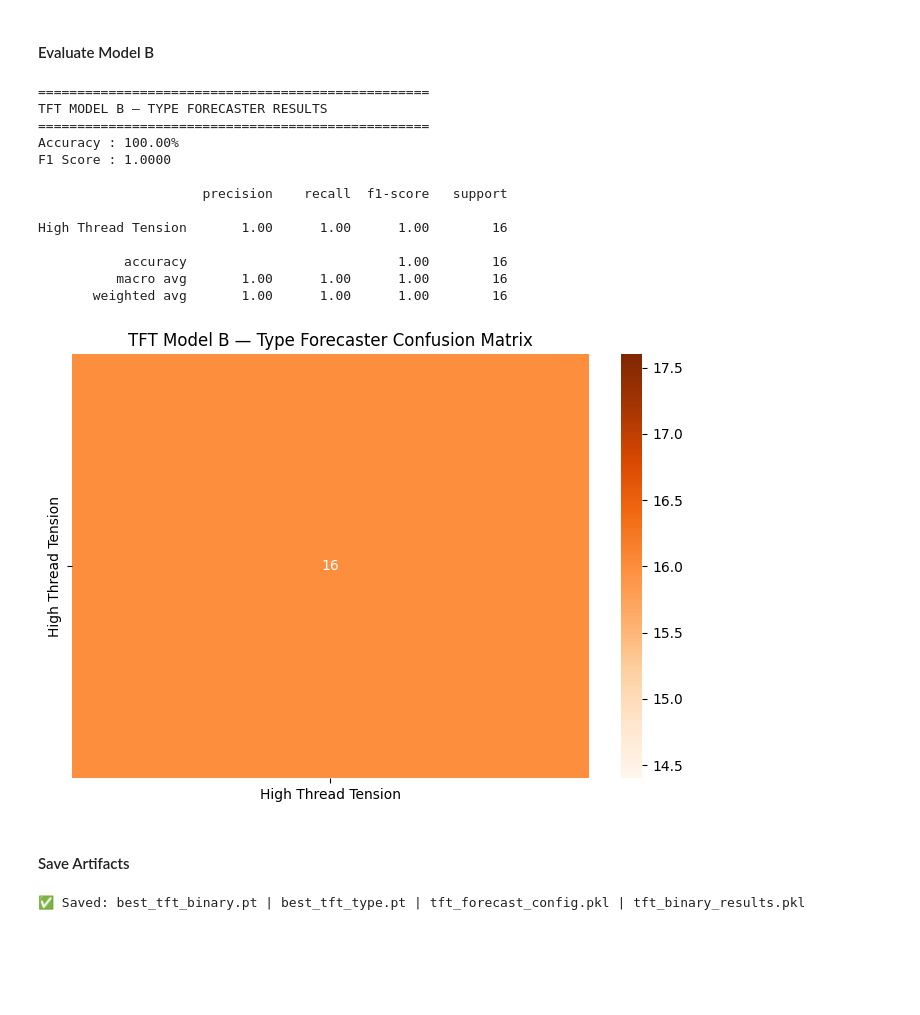
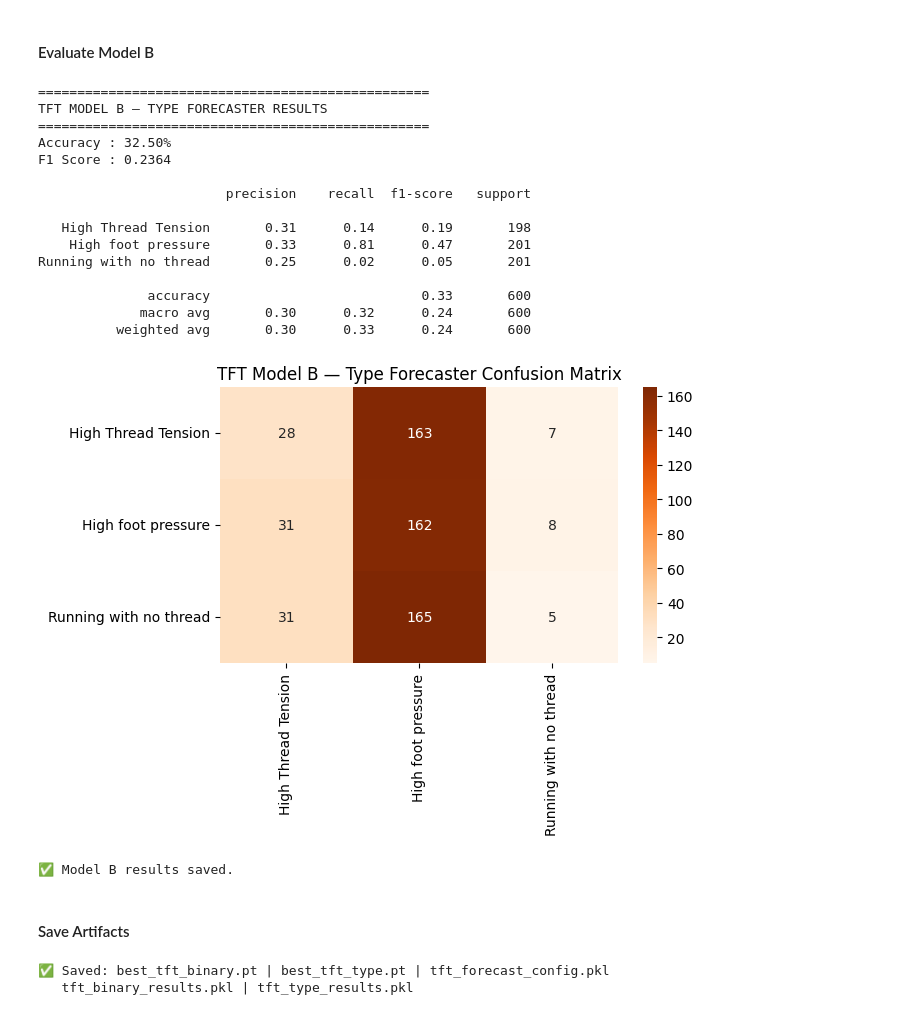
Before and after one commit to DeelakaDias/Preventing-Mechanism, a Jupyter notebook: All Models/03_TFT_Forecaster.ipynb, the cells around one changed output. Cells and saved outputs as stored; diff of their text form; code cells hidden in the pictures; blank space fills up the shorter version.

```diff
--- a/All Models/03_TFT_Forecaster.ipynb
+++ b/All Models/03_TFT_Forecaster.ipynb
@@ -115,7 +122,7 @@ class TFT_Forecaster(nn.Module):
 # %%
 model_a = TFT_Forecaster(
     num_features=NUM_FEATURES, time_steps=TIME_STEPS,
-    num_classes=2, hidden_size=16, num_heads=1, dropout=0.4
+    num_classes=2, hidden_size=64, num_heads=4, dropout=0.3
 ).to(DEVICE)
 print(f'TFT Model A (Binary) parameters: {sum(p.numel() for p in model_a.parameters()):,}')
 # %% [output]
@@ -123,7 +130,12 @@ TFT Model A (Binary) parameters: 7,202
 # %%
 EPOCHS    = 100
 optimizer = torch.optim.Adam(model_a.parameters(), lr=1e-3)
-criterion = nn.CrossEntropyLoss()
+cc_bin_counts = np.bincount(d['y_fc_train_bin_seq'])
+cw = len(cc_bin_counts) / (cc_bin_counts * 2.0)
+criterion = nn.CrossEntropyLoss(
+    weight=torch.FloatTensor(cw).to(DEVICE)
+)
+
 scheduler = torch.optim.lr_scheduler.CosineAnnealingLR(optimizer, T_max=50)
 
 best_val_loss    = float('inf')
@@ -139,7 +151,7 @@ for epoch in range(EPOCHS):
         optimizer.zero_grad()
         loss = criterion(model_a(xb), yb)
         loss.backward()
-        torch.nn.utils.clip_grad_norm_(model_a.parameters(), 0.5)
+        torch.nn.utils.clip_grad_norm_(model_a.parameters(), 1.0)
         optimizer.step()
         batch_losses.append(loss.item())
     scheduler.step()
@@ -265,7 +367,6 @@ print(f'✅ Type forecaster data ready.')
 print(f'   Train: {X_tr_type.shape}  Test: {X_te_type.shape}')
 print(f'   Unique breakdown types in train: {unique_types_train}')
 
-# Class weights — robust to single-class edge case
 if len(unique_types_train) > 1:
     cc_type  = np.bincount(d['y_fc_train_type_seq'][mask_train])
     cw_type  = np.where(cc_type > 0, 1.0 / cc_type, 0.0)
@@ -277,6 +378,6 @@ else:
     weights_type = torch.ones(NUM_REASON_CLASSES, dtype=torch.float32).to(DEVICE)
     print('⚠️  Only one breakdown type in training data — using uniform weights.')
 
-train_loader_type = DataLoader(TensorDataset(X_tr_type, y_tr_type), batch_size=16, shuffle=True)
+train_loader_type = DataLoader(TensorDataset(X_tr_type, y_tr_type), batch_size=32, shuffle=True)
 # %% [output]
 ✅ Type forecaster data ready.
@@ -286,12 +388,12 @@ train_loader_type = DataLoader(TensorDataset(X_tr_type, y_tr_type), batch_size=1
 # %%
 model_b = TFT_Forecaster(
     num_features=NUM_FEATURES, time_steps=TIME_STEPS,
-    num_classes=NUM_REASON_CLASSES, hidden_size=16, num_heads=1, dropout=0.4
+    num_classes=NUM_REASON_CLASSES, hidden_size=64, num_heads=4, dropout=0.3
 ).to(DEVICE)
 print(f'TFT Model B (Type) parameters: {sum(p.numel() for p in model_b.parameters()):,}')
 
 EPOCHS      = 100
-optimizer_b = torch.optim.AdamW(model_b.parameters(), lr=1e-3, weight_decay=1e-2)
+optimizer_b = torch.optim.Adam(model_b.parameters(), lr=1e-3)
 criterion_b = nn.CrossEntropyLoss(weight=weights_type)
 scheduler_b = torch.optim.lr_scheduler.CosineAnnealingLR(optimizer_b, T_max=50)
 
@@ -308,7 +410,7 @@ for epoch in range(EPOCHS):
         optimizer_b.zero_grad()
         loss = criterion_b(model_b(xb), yb)
         loss.backward()
-        torch.nn.utils.clip_grad_norm_(model_b.parameters(), 0.5)
+        torch.nn.utils.clip_grad_norm_(model_b.parameters(), 1.0)
         optimizer_b.step()
         batch_losses.append(loss.item())
     scheduler_b.step()
@@ -366,41 +471,52 @@ Epoch 100 | Train: 0.0024 | Val: 0.0002
 model_b.eval()
 with torch.no_grad():
     y_pred_type = np.argmax(torch.softmax(model_b(X_te_type), dim=1).cpu().numpy(), axis=1)
     y_true_type = y_te_type.cpu().numpy()
 
 unique_labels = sorted(set(y_true_type) | set(y_pred_type))
 label_names   = [encoder_reason.classes_[i] for i in unique_labels]
 
 print('='*50)
 print('TFT MODEL B — TYPE FORECASTER RESULTS')
 print('='*50)
 print(f'Accuracy : {accuracy_score(y_true_type, y_pred_type)*100:.2f}%')
 print(f'F1 Score : {f1_score(y_true_type, y_pred_type, average="weighted"):.4f}')
 print()
 print(classification_report(y_true_type, y_pred_type, labels=unique_labels, target_names=label_names))
 
 cm = confusion_matrix(y_true_type, y_pred_type, labels=unique_labels)
 plt.figure(figsize=(7,5))
 sns.heatmap(cm, annot=True, fmt='d', cmap='Oranges',
             xticklabels=label_names, yticklabels=label_names)
 plt.title('TFT Model B — Type Forecaster Confusion Matrix')
 plt.tight_layout()
 plt.savefig('tft_type_confusion.png', dpi=150); plt.show()
+
+tft_type_results = {
+    'model'   : 'TFT Forecaster Type',
+    'accuracy': accuracy_score(y_true_type, y_pred_type),
+    'f1'      : f1_score(y_true_type, y_pred_type, average='weighted'),
+}
+with open('tft_type_results.pkl','wb') as f: pickle.dump(tft_type_results, f)
+print('✅ Model B results saved.')
 # %% [output]
 ==================================================
 TFT MODEL B — TYPE FORECASTER RESULTS
 ==================================================
-Accuracy : 100.00%
-F1 Score : 1.0000
+Accuracy : 32.50%
+F1 Score : 0.2364
 
-                     precision    recall  f1-score   support
+                        precision    recall  f1-score   support
 
-High Thread Tension       1.00      1.00      1.00        16
+   High Thread Tension       0.31      0.14      0.19       198
+    High foot pressure       0.33      0.81      0.47       201
+Running with no thread       0.25      0.02      0.05       201
 
-           accuracy                           1.00        16
-          macro avg       1.00      1.00      1.00        16
-       weighted avg       1.00      1.00      1.00        16
+              accuracy                           0.33       600
+             macro avg       0.30      0.32      0.24       600
+          weighted avg       0.30      0.33      0.24       600
-[figure, old version]
+[figure, new version]
+✅ Model B results saved.
 # %% [markdown]
 #### Save Artifacts
 # %%
@@ -410,10 +526,12 @@ tft_forecast_config = {
     'H'                 : H,
     'num_classes_binary': 2,
     'num_classes_type'  : NUM_REASON_CLASSES,
-    'hidden_size'       : 16,
-    'num_heads'         : 1,
+    'hidden_size'       : 64,
+    'num_heads'         : 4,
 }
 with open('tft_forecast_config.pkl','wb') as f: pickle.dump(tft_forecast_config, f)
-print('✅ Saved: best_tft_binary.pt | best_tft_type.pt | tft_forecast_config.pkl | tft_binary_results.pkl')
+print('✅ Saved: best_tft_binary.pt | best_tft_type.pt | tft_forecast_config.pkl')
+print(f'   tft_binary_results.pkl | tft_type_results.pkl')
 # %% [output]
-✅ Saved: best_tft_binary.pt | best_tft_type.pt | tft_forecast_config.pkl | tft_binary_results.pkl
+✅ Saved: best_tft_binary.pt | best_tft_type.pt | tft_forecast_config.pkl
+   tft_binary_results.pkl | tft_type_results.pkl
```
Also changed, not shown: parts of 12 cells of this notebook, 3 other files.
